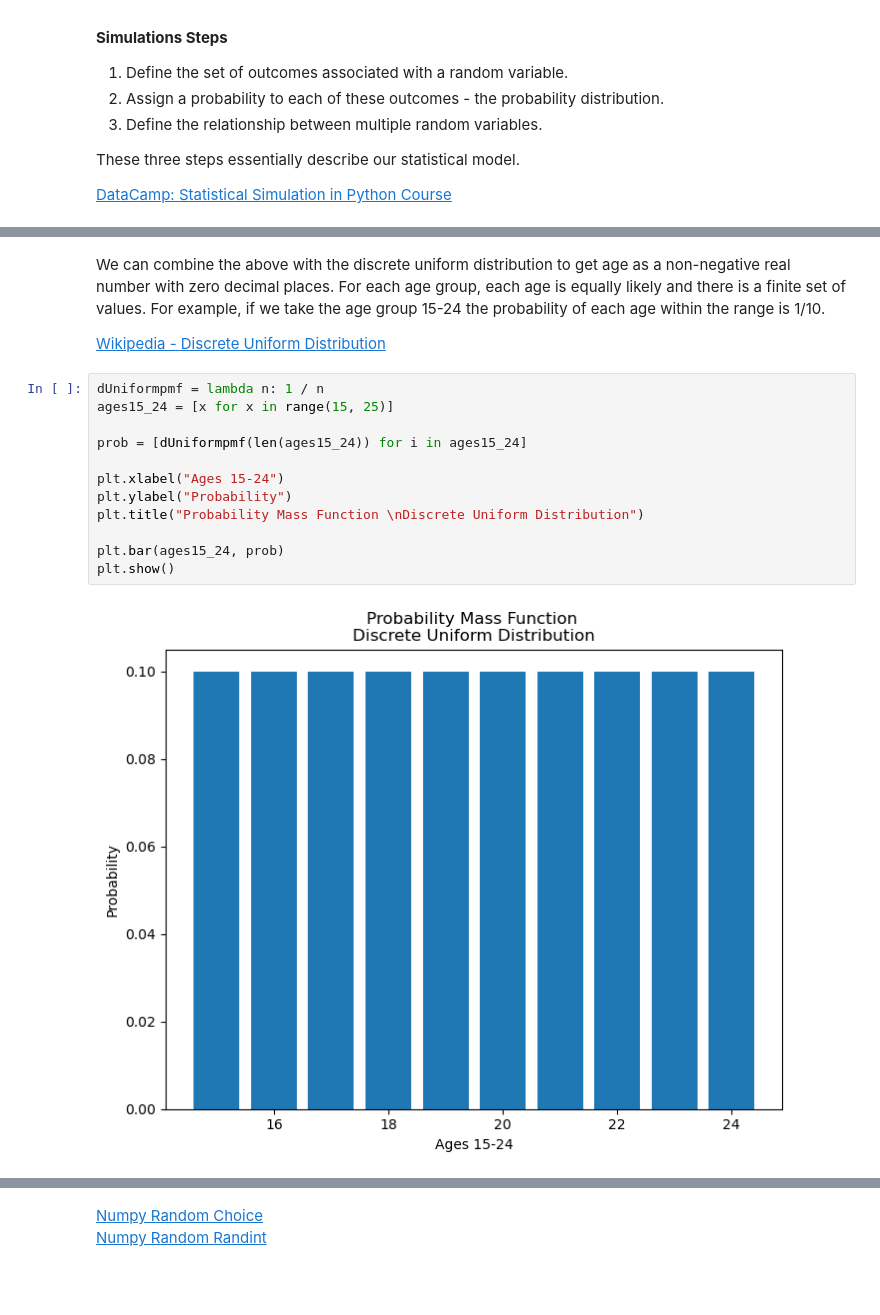
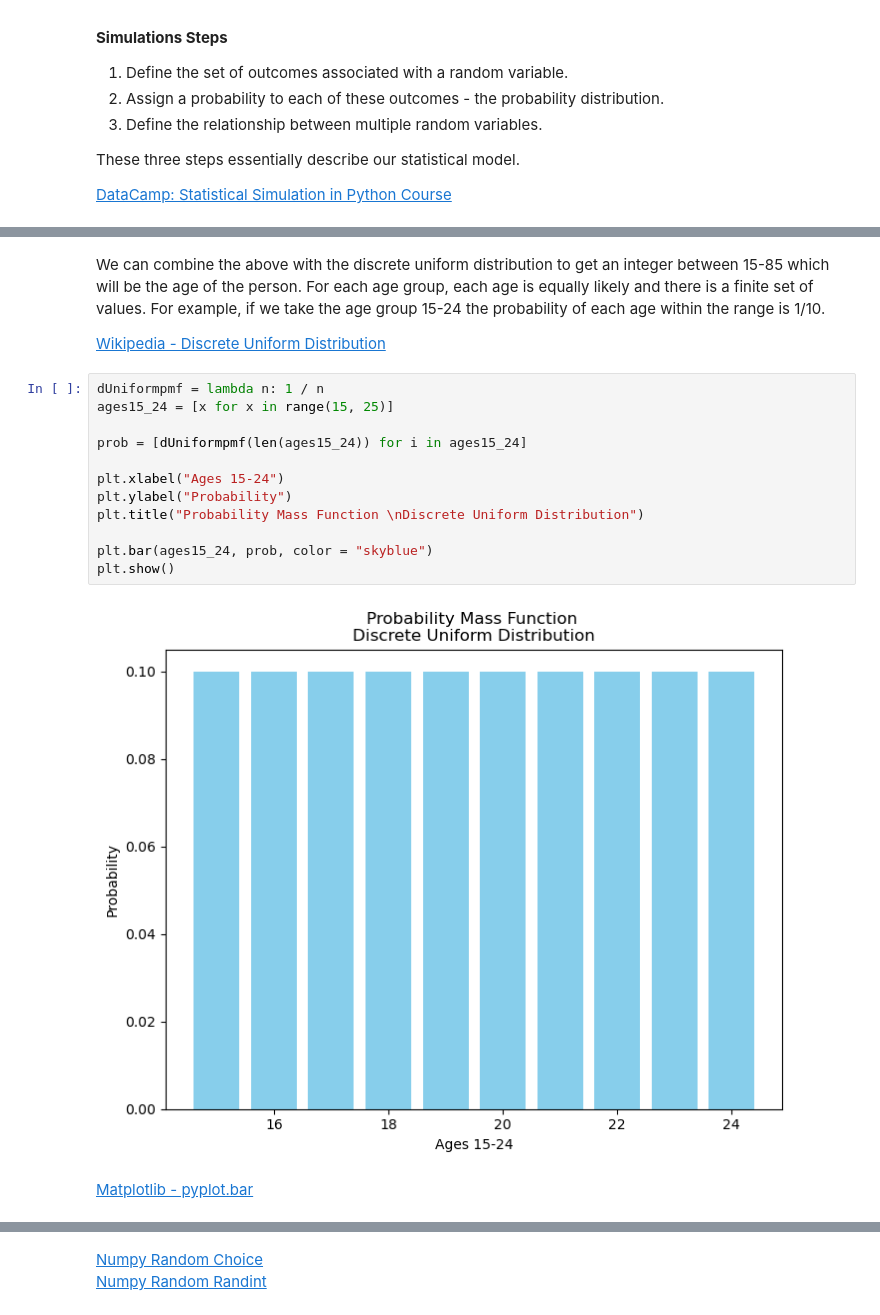
Before and after one commit to ShaneOG2/ProgrammingForDAp1, a Jupyter notebook: Simulation Notebook.ipynb, the cells around one changed output, grey strips where cells are left out. Saved outputs shown, nothing was run; the diff lists cells and outputs as text; blank space fills up the shorter version.

```diff
--- a/Simulation Notebook.ipynb
+++ b/Simulation Notebook.ipynb
@@ -173,22 +173,25 @@ plt.show()
 # %% [markdown]
-We can combine the above with the discrete uniform distribution to get age as a non-negative real
-number with zero decimal places. For each age group, each age is equally likely and there is a finite set of values. For example, if we take the age group 15-24 the probability of each age within the range is 1/10.
+We can combine the above with the discrete uniform distribution to get an integer between 15-85 which will be the age of the person. For each age group, each age is equally likely and there is a finite set of values. For example, if we take the age group 15-24 the probability of each age within the range is 1/10.
 
 <a href="https://en.wikipedia.org/wiki/Discrete_uniform_distribution#:~:text=In%20probability%20theory%20and%20statistics,has%20equal%20probability%201%2Fn" target="_blank">Wikipedia - Discrete Uniform Distribution</a><br>
 # %%
 dUniformpmf = lambda n: 1 / n
 ages15_24 = [x for x in range(15, 25)]
 
 prob = [dUniformpmf(len(ages15_24)) for i in ages15_24]
 
 plt.xlabel("Ages 15-24")
 plt.ylabel("Probability")
 plt.title("Probability Mass Function \nDiscrete Uniform Distribution")
 
-plt.bar(ages15_24, prob)
+plt.bar(ages15_24, prob, color = "skyblue")
 plt.show()
 # %% [output]
-[figure, old version]
+[figure, new version]
+# %% [markdown]
+
+
+<a href="https://matplotlib.org/stable/api/_as_gen/matplotlib.pyplot.bar.html" target="_blank">Matplotlib - pyplot.bar</a><br>
 # %%
 import numpy as np
 
```
Also changed, not shown: parts of 31 cells of this notebook, 1 other file.
